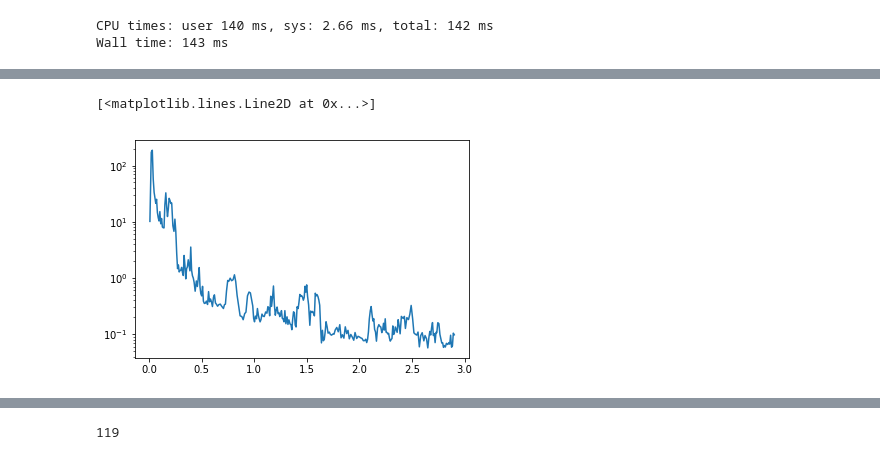
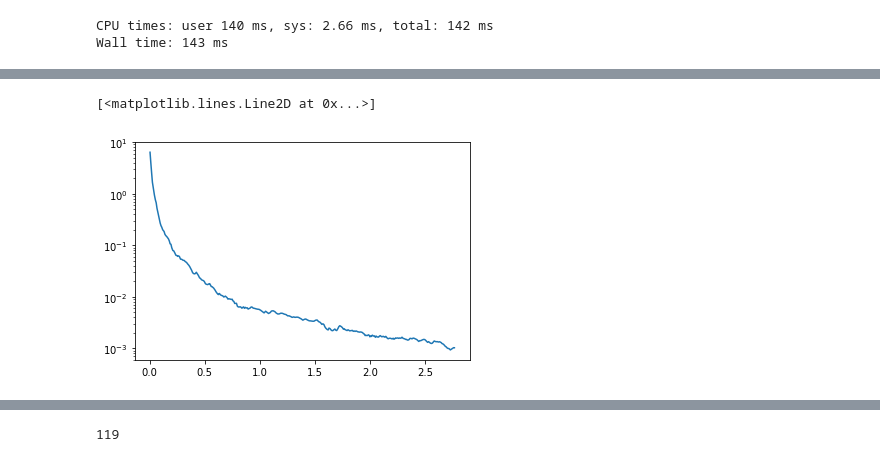
Before and after one commit to aksholokhov/skoltech-sparse-ccd-2017, a Jupyter notebook: Conditional Coordinate Descent.ipynb, the cells around one changed output, grey strips where cells are left out. Drawn from its saved outputs; the diff is of its cells as text; code cells hidden in the pictures.

```diff
--- a/Conditional Coordinate Descent.ipynb
+++ b/Conditional Coordinate Descent.ipynb
@@ -141,5 +141,5 @@ CPU times: user 140 ms, sys: 2.66 ms, total: 142 ms
 Wall time: 143 ms
 # %%
 %%time
-x, message, history = CCD_sparse(X, y, mu, start_point, e = 1e-3, k_max = 300)
+x, message, history = CCD_sparse(X, y, mu, start_point, e = 1e-3, k_max = 1e)
 # %% [output]
@@ -147,9 +148,8 @@ ValueError: dimension mismatch
 # %%
-semilogy(history["time"], history["g_norm"])
-scatter()
+semilogy(history["time"], history["f"])
 # %% [output]
 [<matplotlib.lines.Line2D at 0x...>]
-[figure, old version]
+[figure, new version]
 # %%
 print("%12s %12s"%("SkLearn", "CCD"))
 print(array([np.squeeze(x_true.toarray()), np.squeeze(x_ccd_a.toarray())]).T[:10])
```
Also changed, not shown: parts of 1 cell of this notebook, 1 other file.
